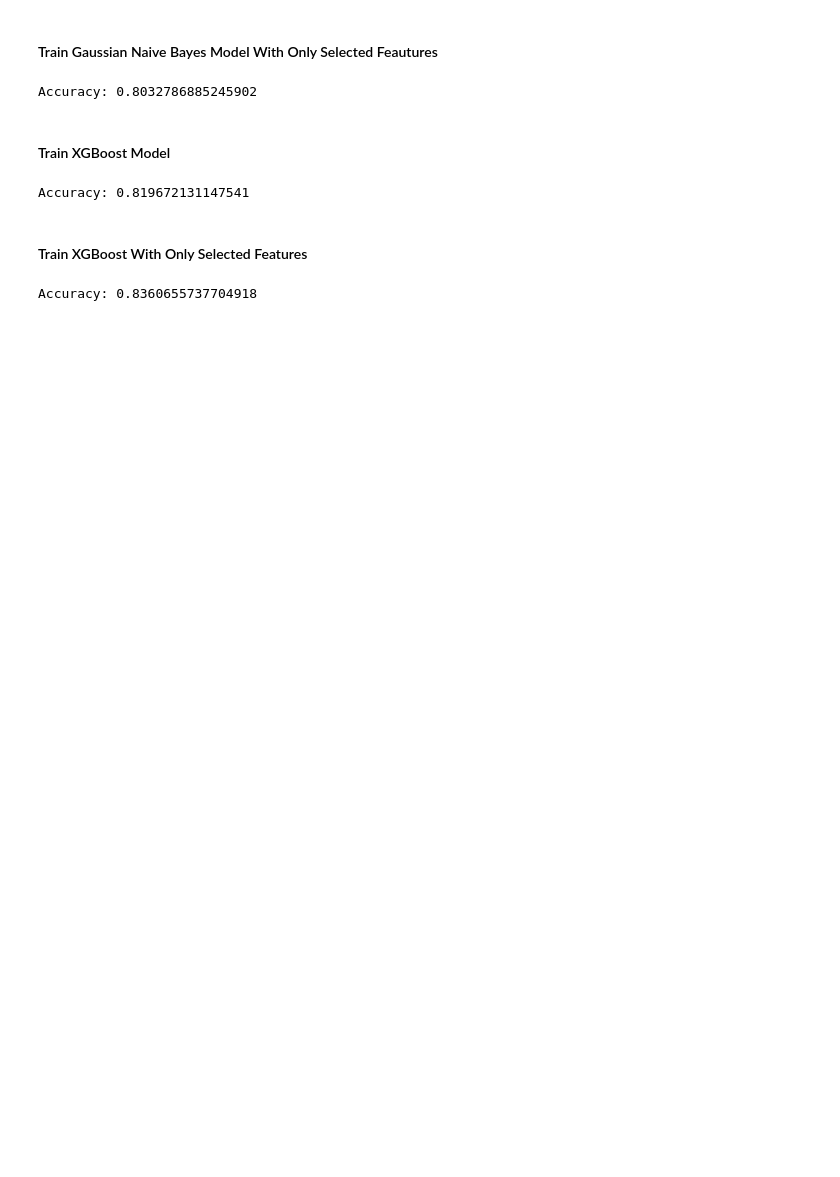
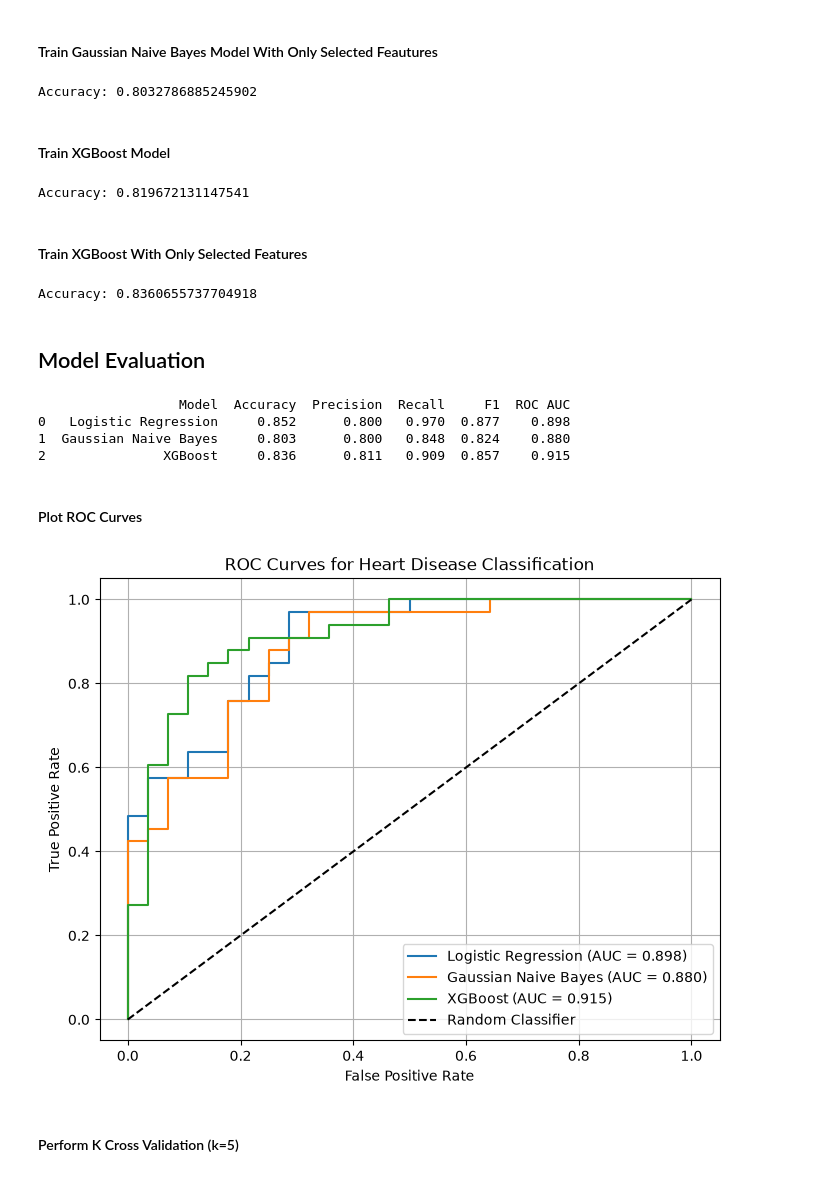
Before and after one commit to andreirotaruu/ML, a Jupyter notebook: ml_class/classification/classification_assignment.ipynb, the cells around one changed output. Cells and saved outputs as stored; diff of their text form; code cells hidden in the pictures; blank space fills up the shorter version.

Commit message:
added model evaluation

```diff
--- a/ml_class/classification/classification_assignment.ipynb
+++ b/ml_class/classification/classification_assignment.ipynb
@@ -372,3 +372,82 @@ xgb_selected_accuracy = accuracy_score(y_test, y_pred_xgb_selected)
 print("Accuracy:", xgb_selected_accuracy)
 # %% [output]
 Accuracy: 0.8360655737704918
+# %% [markdown]
+## Model Evaluation
+# %%
+from sklearn.metrics import (
+    accuracy_score,
+    precision_score,
+    recall_score,
+    f1_score,
+    roc_auc_score
+)
+
+models = {
+    "Logistic Regression": lr_selected,
+    "Gaussian Naive Bayes": nb_selected,
+    "XGBoost": xgb_selected
+}
+
+results = []
+
+for name, model in models.items():
+
+    #predict classes
+    y_pred = model.predict(X_test_selected)
+
+    #predict probability of heart disease
+    y_prob = model.predict_proba(X_test_selected)[:, 1]
+
+    results.append({
+        "Model": name,
+        "Accuracy": accuracy_score(y_test, y_pred),
+        "Precision": precision_score(y_test, y_pred),
+        "Recall": recall_score(y_test, y_pred),
+        "F1": f1_score(y_test, y_pred),
+        "ROC AUC": roc_auc_score(y_test, y_prob)
+    })
+
+results_df = pd.DataFrame(results)
+
+print(results_df.round(3))
+# %% [output]
+                  Model  Accuracy  Precision  Recall     F1  ROC AUC
+0   Logistic Regression     0.852      0.800   0.970  0.877    0.898
+1  Gaussian Naive Bayes     0.803      0.800   0.848  0.824    0.880
+2               XGBoost     0.836      0.811   0.909  0.857    0.915
+# %% [markdown]
+#### Plot ROC Curves
+# %%
+from sklearn.metrics import roc_curve, roc_auc_score
+import matplotlib.pyplot as plt
+
+plt.figure(figsize=(8, 6))
+
+for name, model in models.items():
+
+    #probability of having heart disease
+    y_prob = model.predict_proba(X_test_selected)[:, 1]
+
+    #calculate ROC curve
+    fpr, tpr, thresholds = roc_curve(y_test, y_prob)
+
+    #calculate AUC
+    auc = roc_auc_score(y_test, y_prob)
+
+    #plot curve
+    plt.plot(fpr, tpr, label=f"{name} (AUC = {auc:.3f})")
+
+#random guessing reference line
+plt.plot([0, 1], [0, 1], "k--", label="Random Classifier")
+
+plt.xlabel("False Positive Rate")
+plt.ylabel("True Positive Rate")
+plt.title("ROC Curves for Heart Disease Classification")
+plt.legend()
+plt.grid(True)
+plt.show()
+# %% [output]
+[figure, added]
+# %% [markdown]
+#### Perform K Cross Validation (k=5)
```
Also changed, not shown: parts of 1 cell of this notebook.
